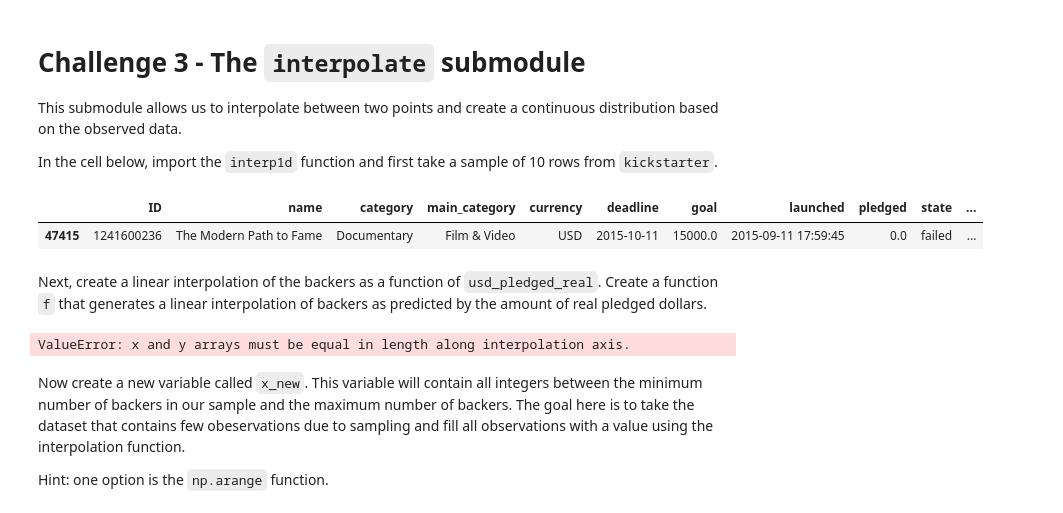
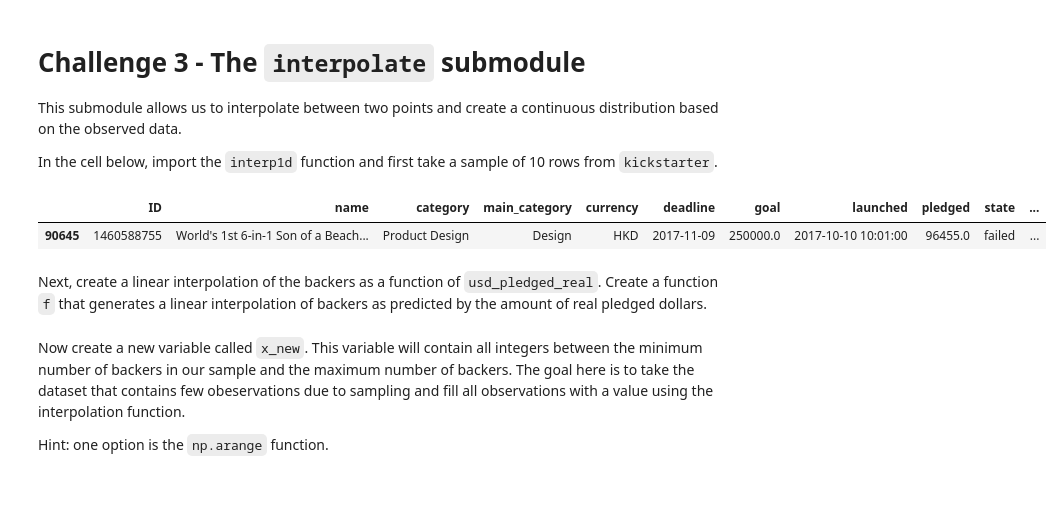
Before and after one commit to ta-datapt-bcn/lab-intro-to-scipy, a Jupyter notebook: your-code/main.ipynb, the cells around one changed output. Saved outputs shown, nothing was run; the diff lists cells and outputs as text; code cells hidden in the pictures.

```diff
--- a/your-code/main.ipynb
+++ b/your-code/main.ipynb
@@ -110,23 +110,21 @@ In the cell below, import the `interp1d` function and first take a sample of 10
 # %%
 from scipy.interpolate import interp1d
 
 # Puntos que sé:
-x = kickstarter.sample(10)
-
-x.head(1)
+df = kickstarter.sample(10)
+df.head(1)
 # %% [output]
 |  | ID | name | category | main_category | currency | deadline | goal | launched | pledged | state | ... |
-| 47415 | 1241600236 | The Modern Path to Fame | Documentary | Film & Video | USD | 2015-10-11 | 15000.0 | 2015-09-11 17:59:45 | 0.0 | failed | ... |
+| 90645 | 1460588755 | World's 1st 6-in-1 Son of a Beach... | Product Design | Design | HKD | 2017-11-09 | 250000.0 | 2017-10-10 10:01:00 | 96455.0 | failed | ... |
 # %% [markdown]
 Next, create a linear interpolation of the backers as a function of `usd_pledged_real`. Create a function `f` that generates a linear interpolation of backers as predicted by the amount of real pledged dollars.
 # %%
 # Función de interpolación:
-y = x
+x = df.backers
+y = df.usd_pledged_real
 
 #función de interpolación:
 f = interp1d(x, y)
-# %% [output]
-ValueError: x and y arrays must be equal in length along interpolation axis.
 # %% [markdown]
 Now create a new variable called `x_new`. This variable will contain all integers between the minimum number of backers in our sample and the maximum number of backers. The goal here is to take the dataset that contains few obeservations due to sampling and fill all observations with a value using the interpolation function.
 
```
Also changed, not shown: parts of 6 cells of this notebook.
